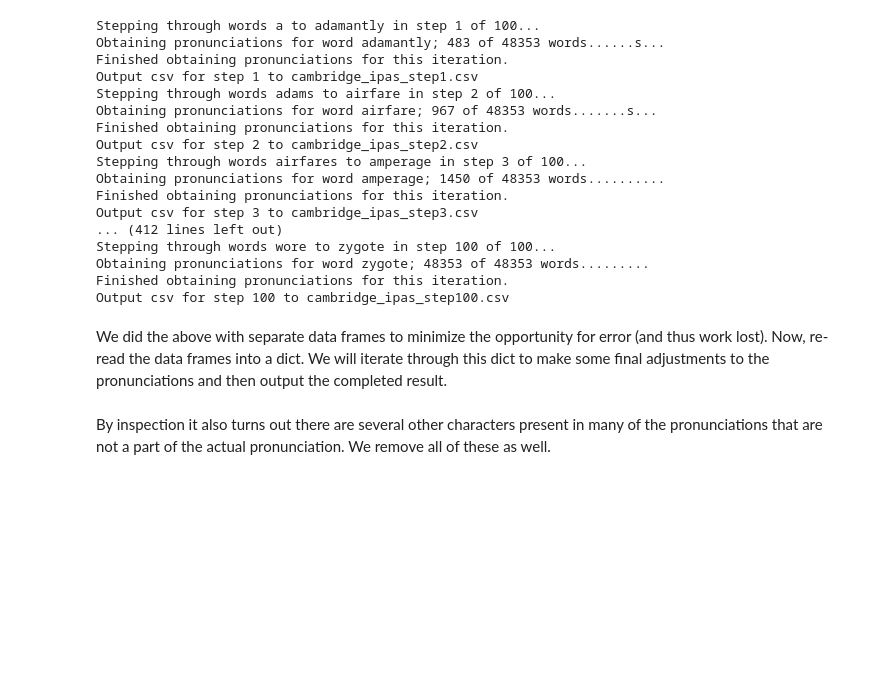
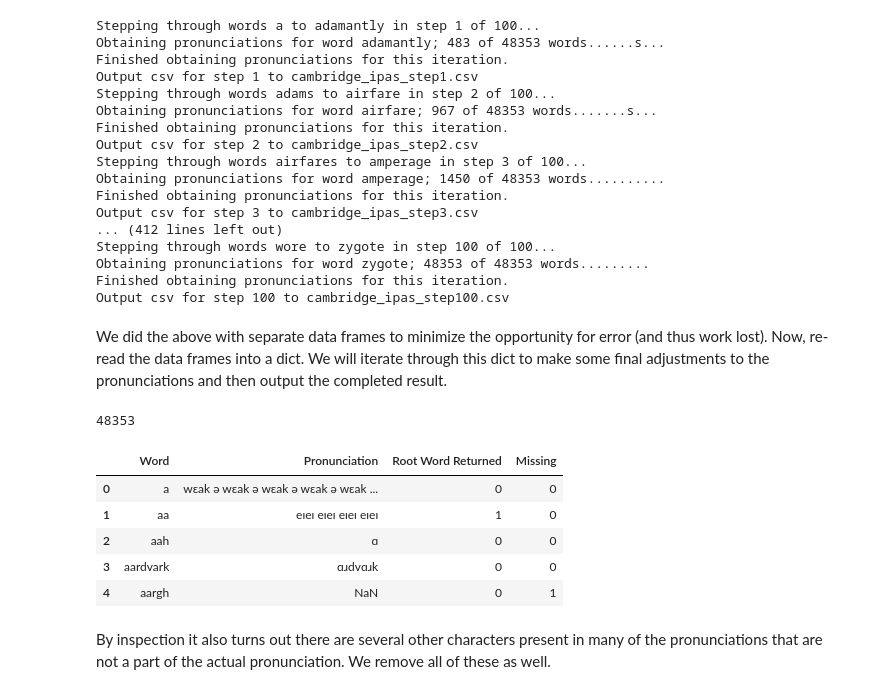
Before and after one commit to cj-sz/sublexical-toolkit-prep, a Jupyter notebook: get-cambridge.ipynb, the cells around one changed output. Saved outputs shown, nothing was run; the diff lists cells and outputs as text; code cells hidden in the pictures; blank space fills up the shorter version.

Commit message:
rerun of get-cambridge; compiled final cambridge_ipas csv

```diff
--- a/get-cambridge.ipynb
+++ b/get-cambridge.ipynb
@@ -245,23 +245,30 @@ Output csv for step 100 to cambridge_ipas_step100.csv
 # %% [markdown]
 We did the above with separate data frames to minimize the opportunity for error (and thus work lost). Now, re-read the data frames into a dict. We will iterate through this dict to make some final adjustments to the pronunciations and then output the completed result.
 # %%
-# TODO handle four columns now
-# THIS WILL BE UPDATES AFTER THE FOUR CSVs are GENERATED.
 # Load in all of the temporary dataframes (each of the four steps) and concatenate them.
+all_cambridge_ipas = pd.DataFrame(columns=['Word', 'Pronunciation', 'Root Word Returned', 'Missing'])
 
-# Iterate over the CSV files
-for i in range(1, 5):
+# Iterate over the CSV files and concatenate them into the combined DataFrame
+for i in range(1, 101):
     # Load the data frame from the CSV file
     df = pd.read_csv(f'temp/cambridge_ipas_step{i}.csv')
 
-    # Convert the data frame to a dictionary and update the combined dictionary
-    all_cambridge_ipas.update(dict(zip(df['Word'], [df['Pronunciation'], df['Root Word Returned'], df['Missing']])))
+    # Append the data frame to the combined data frame
+    all_cambridge_ipas = pd.concat([all_cambridge_ipas, df], ignore_index=True)
 
-# Verify the length
-len(all_cambridge_ipas.keys())
-
-# Note this length is very different because even many words in the trimmed dictionary are not present in the Cambridge dictionary! We will get a file of these below.
-# Once done with updates actually this length should be the same
+# Verify the length of the combined DataFrame
+print(len(all_cambridge_ipas))
+# %% [output]
+48353
+# %%
+all_cambridge_ipas.head()
+# %% [output]
+|  | Word | Pronunciation | Root Word Returned | Missing |
+| 0 | a | wɛak ə wɛak ə wɛak ə wɛak ə wɛak ... | 0 | 0 |
+| 1 | aa | eɪeɪ eɪeɪ eɪeɪ eɪeɪ | 1 | 0 |
+| 2 | aah | ɑ | 0 | 0 |
+| 3 | aardvark | ɑɹdvɑɹk | 0 | 0 |
+| 4 | aargh | NaN | 0 | 1 |
 # %% [markdown]
 By inspection it also turns out there are several other characters present in many of the pronunciations that are not a part of the actual pronunciation. We remove all of these as well.
 # %%
```
Also changed, not shown: parts of 4 cells of this notebook, 2 other files.
